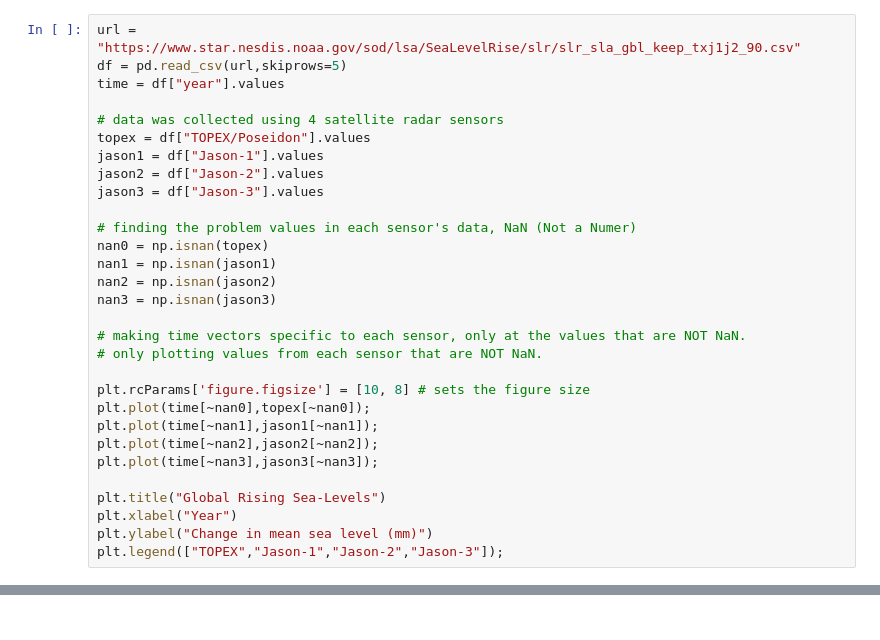
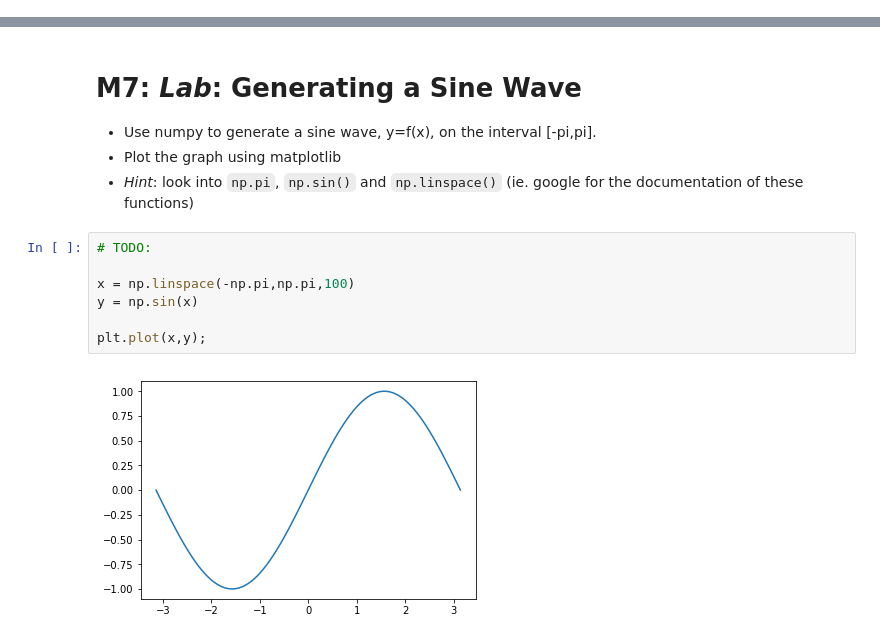
Before and after one commit to nikopj/SummerML, a Jupyter notebook: Day1/Day1.ipynb, the cells around one changed output, grey strips where cells are left out. Cells and saved outputs as stored; diff of their text form.

````diff
--- a/Day1/Day1.ipynb
+++ b/Day1/Day1.ipynb
@@ -223,30 +2,0 @@ We're going to plot time series data from the National Oceanic and Atmospheric A
-# %%
-url = "https://www.star.nesdis.noaa.gov/sod/lsa/SeaLevelRise/slr/slr_sla_gbl_keep_txj1j2_90.csv"
-df = pd.read_csv(url,skiprows=5)
-time = df["year"].values
-
-# data was collected using 4 satellite radar sensors
-topex = df["TOPEX/Poseidon"].values
-jason1 = df["Jason-1"].values
-jason2 = df["Jason-2"].values
-jason3 = df["Jason-3"].values
-
-# finding the problem values in each sensor's data, NaN (Not a Numer)
-nan0 = np.isnan(topex)
-nan1 = np.isnan(jason1)
-nan2 = np.isnan(jason2)
-nan3 = np.isnan(jason3)
-
-# making time vectors specific to each sensor, only at the values that are NOT NaN.
-# only plotting values from each sensor that are NOT NaN.
-
-plt.rcParams['figure.figsize'] = [10, 8] # sets the figure size
-plt.plot(time[~nan0],topex[~nan0]);
-plt.plot(time[~nan1],jason1[~nan1]);
-plt.plot(time[~nan2],jason2[~nan2]);
-plt.plot(time[~nan3],jason3[~nan3]);
-
-plt.title("Global Rising Sea-Levels")
-plt.xlabel("Year")
-plt.ylabel("Change in mean sea level (mm)")
-plt.legend(["TOPEX","Jason-1","Jason-2","Jason-3"]);
@@ -368,0 +196,14 @@ RSS =   59.84
+# %% [markdown]
+# M7: *Lab*: Generating a Sine Wave
+- Use numpy to generate a sine wave, y=f(x), on the interval [-pi,pi].
+- Plot the graph using matplotlib
+- *Hint*: look into ```np.pi```, ```np.sin()``` and ```np.linspace()``` (ie. google for the documentation of these functions)
+# %%
+# TODO:
+
+x = np.linspace(-np.pi,np.pi,100)
+y = np.sin(x)
+
+plt.plot(x,y);
+# %% [output]
+[figure, added]
````
Also changed, not shown: parts of 71 cells of this notebook.
